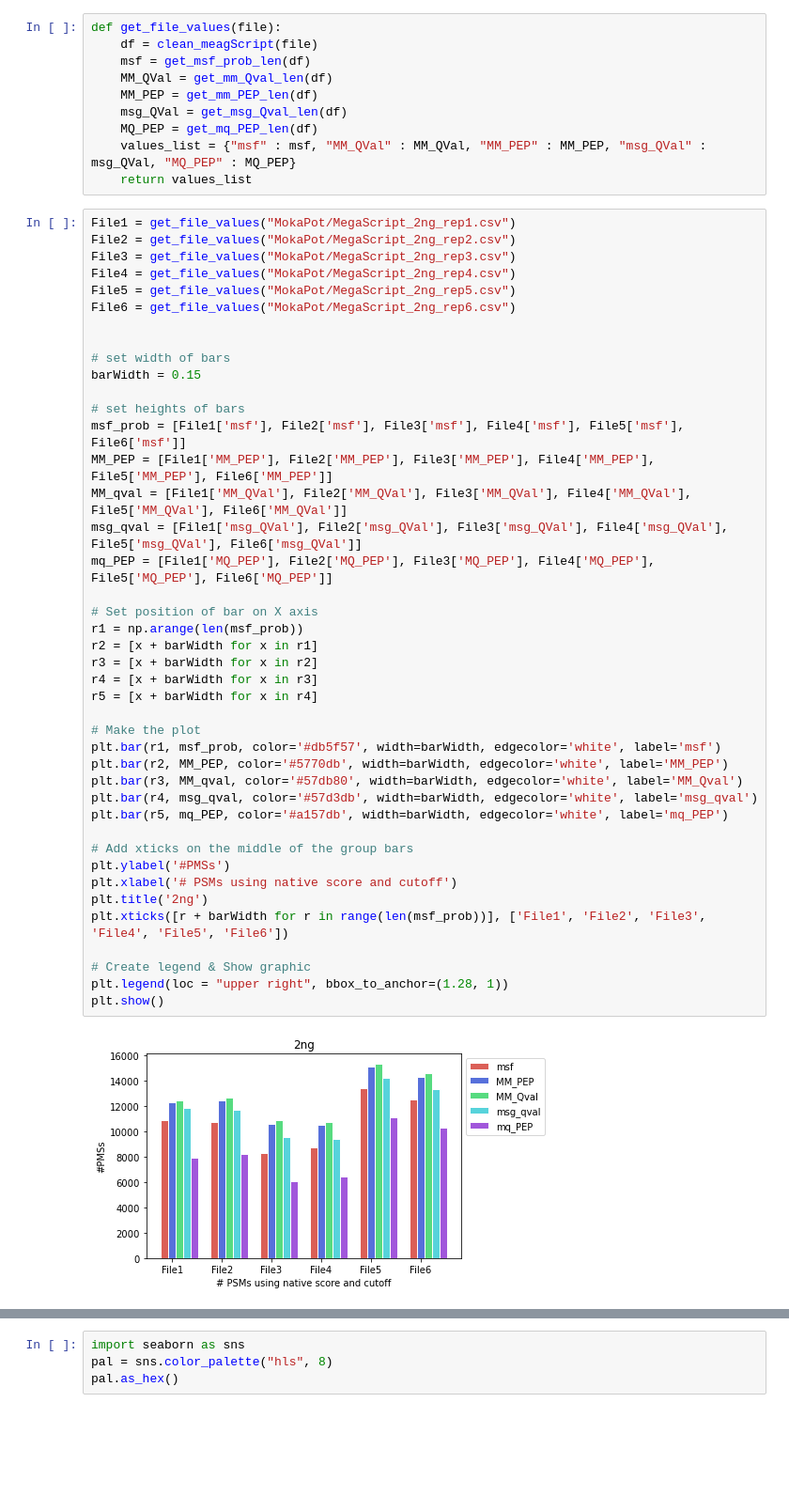
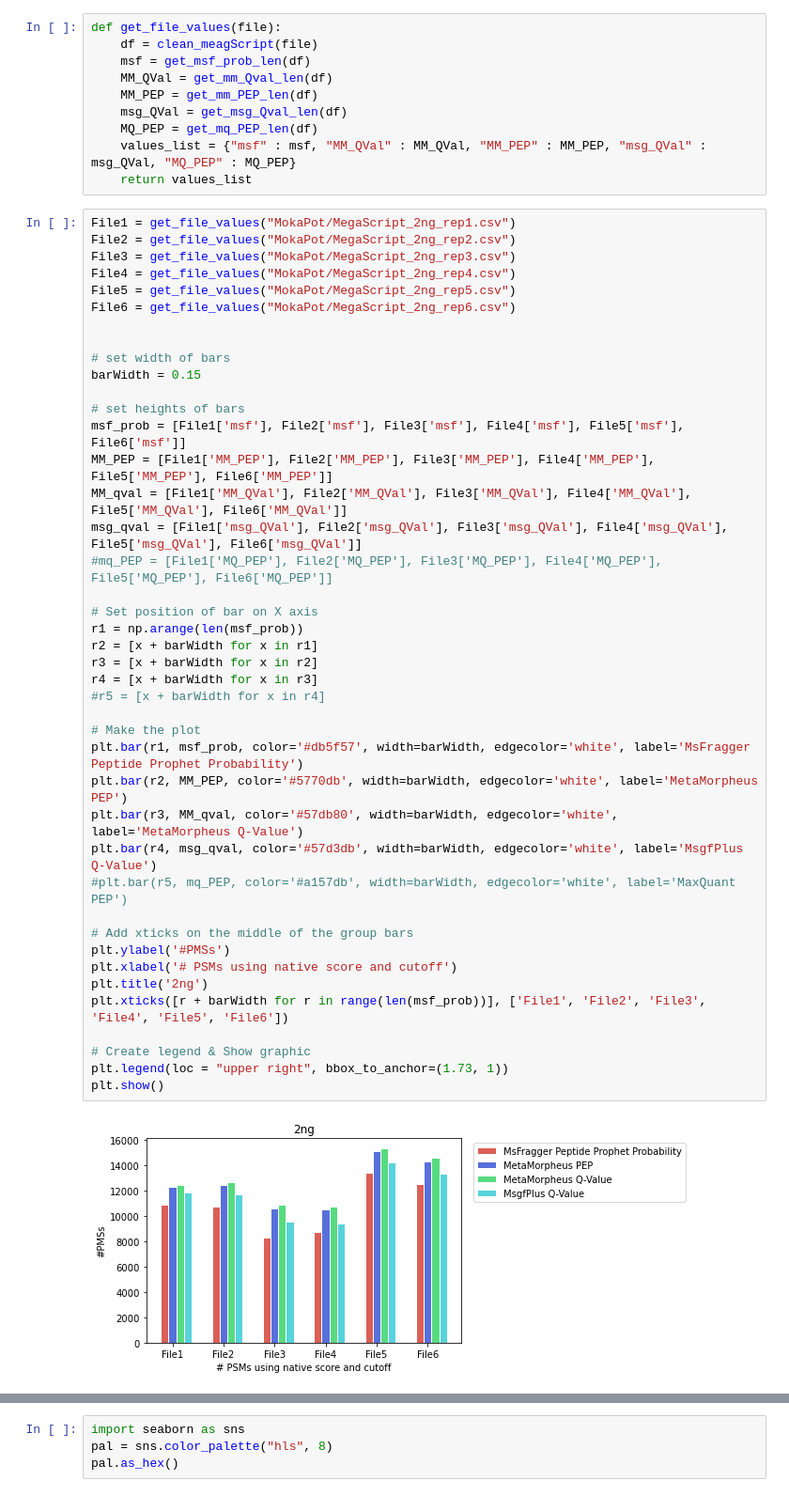
Before and after one commit to PayneLab/SingleCellBenchMark, a Jupyter notebook: Make_Figure_1.ipynb, the cells around one changed output, grey strips where cells are left out. Shown: that part at 94% size. Cells and saved outputs as stored; diff of their text form; blank space fills up the shorter version.

```diff
--- a/Make_Figure_1.ipynb
+++ b/Make_Figure_1.ipynb
@@ -90,42 +103,42 @@ File4 = get_file_values("MokaPot/MegaScript_2ng_rep4.csv")
 File5 = get_file_values("MokaPot/MegaScript_2ng_rep5.csv")
 File6 = get_file_values("MokaPot/MegaScript_2ng_rep6.csv")
 
 
 # set width of bars
 barWidth = 0.15
 
 # set heights of bars
 msf_prob = [File1['msf'], File2['msf'], File3['msf'], File4['msf'], File5['msf'], File6['msf']]
 MM_PEP = [File1['MM_PEP'], File2['MM_PEP'], File3['MM_PEP'], File4['MM_PEP'], File5['MM_PEP'], File6['MM_PEP']]
 MM_qval = [File1['MM_QVal'], File2['MM_QVal'], File3['MM_QVal'], File4['MM_QVal'], File5['MM_QVal'], File6['MM_QVal']]
 msg_qval = [File1['msg_QVal'], File2['msg_QVal'], File3['msg_QVal'], File4['msg_QVal'], File5['msg_QVal'], File6['msg_QVal']]
-mq_PEP = [File1['MQ_PEP'], File2['MQ_PEP'], File3['MQ_PEP'], File4['MQ_PEP'], File5['MQ_PEP'], File6['MQ_PEP']]
+#mq_PEP = [File1['MQ_PEP'], File2['MQ_PEP'], File3['MQ_PEP'], File4['MQ_PEP'], File5['MQ_PEP'], File6['MQ_PEP']]
 
 # Set position of bar on X axis
 r1 = np.arange(len(msf_prob))
 r2 = [x + barWidth for x in r1]
 r3 = [x + barWidth for x in r2]
 r4 = [x + barWidth for x in r3]
-r5 = [x + barWidth for x in r4]
+#r5 = [x + barWidth for x in r4]
 
 # Make the plot
-plt.bar(r1, msf_prob, color='#db5f57', width=barWidth, edgecolor='white', label='msf')
-plt.bar(r2, MM_PEP, color='#5770db', width=barWidth, edgecolor='white', label='MM_PEP')
-plt.bar(r3, MM_qval, color='#57db80', width=barWidth, edgecolor='white', label='MM_Qval')
-plt.bar(r4, msg_qval, color='#57d3db', width=barWidth, edgecolor='white', label='msg_qval')
-plt.bar(r5, mq_PEP, color='#a157db', width=barWidth, edgecolor='white', label='mq_PEP')
+plt.bar(r1, msf_prob, color='#db5f57', width=barWidth, edgecolor='white', label='MsFragger Peptide Prophet Probability')
+plt.bar(r2, MM_PEP, color='#5770db', width=barWidth, edgecolor='white', label='MetaMorpheus PEP')
+plt.bar(r3, MM_qval, color='#57db80', width=barWidth, edgecolor='white', label='MetaMorpheus Q-Value')
+plt.bar(r4, msg_qval, color='#57d3db', width=barWidth, edgecolor='white', label='MsgfPlus Q-Value')
+#plt.bar(r5, mq_PEP, color='#a157db', width=barWidth, edgecolor='white', label='MaxQuant PEP')
 
 # Add xticks on the middle of the group bars
 plt.ylabel('#PMSs')
 plt.xlabel('# PSMs using native score and cutoff')
 plt.title('2ng')
 plt.xticks([r + barWidth for r in range(len(msf_prob))], ['File1', 'File2', 'File3', 'File4', 'File5', 'File6'])
 
 # Create legend & Show graphic
-plt.legend(loc = "upper right", bbox_to_anchor=(1.28, 1))
+plt.legend(loc = "upper right", bbox_to_anchor=(1.73, 1))
 plt.show()
 # %% [output]
-[figure, old version]
+[figure, new version]
 # %%
 File1 = get_file_values("MokaPot/MegaScript_0.2ng_rep1.csv")
 File2 = get_file_values("MokaPot/MegaScript_0.2ng_rep2.csv")
```
Also changed, not shown: parts of 7 cells of this notebook, 3 other files.
